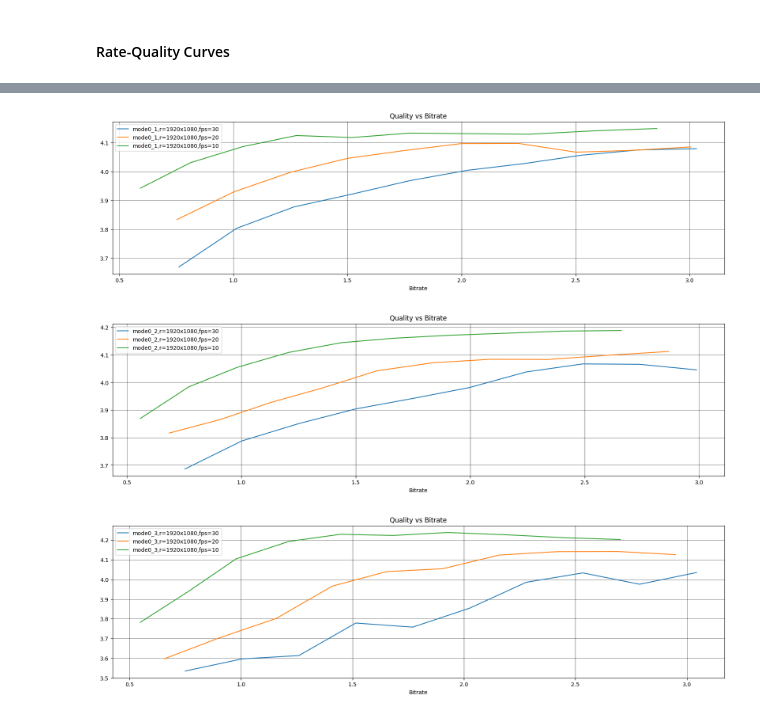
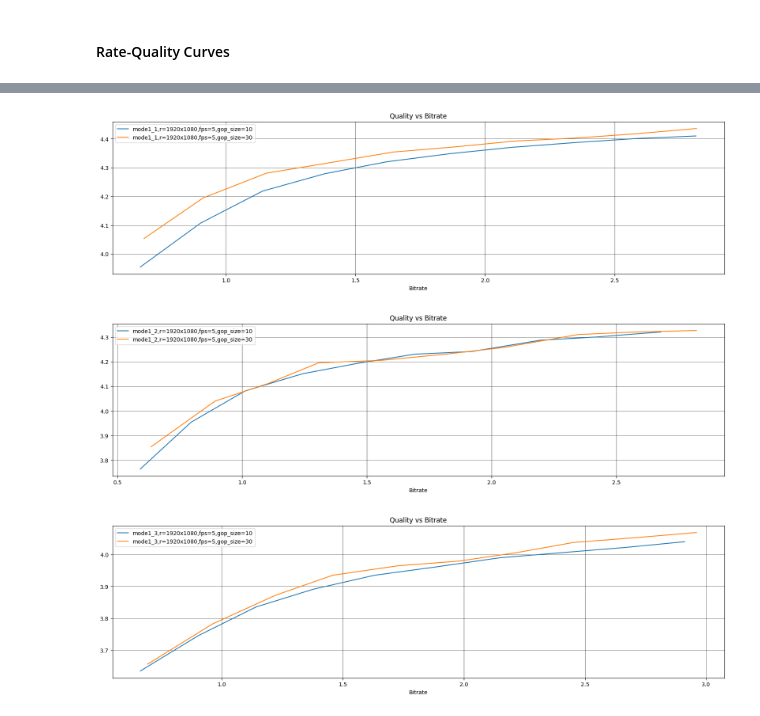
Before and after one commit to krishna-durbha-skydio/Dynamic-Frame-Rate, a Jupyter notebook: statistics/video_quality_analysis.ipynb, the cells around one changed output, grey strips where cells are left out. Cells and saved outputs as stored; diff of their text form; code cells hidden in the pictures.

```diff
--- a/statistics/video_quality_analysis.ipynb
+++ b/statistics/video_quality_analysis.ipynb
@@ -30,7 +30,7 @@ for gop_size in [10,30]:
 		resolution_string = "{}x{}".format(resolution[0], resolution[1])
 		File2Metadata[gop_size][resolution_string] = {}
 
-		for fps in [30,20,10]:
+		for fps in [30,20,10,5,2]:
 			File2Metadata[gop_size][resolution_string][int(fps)] = {}
 
 			for bitrate in reversed([3, 2.75, 2.5, 2.25, 2, 1.75, 1.5, 1.25, 1, 0.75]):
@@ -58,7 +58,7 @@ for gop_size in [10,30]:
 	for resolution in [(1920,1080)]:
 		resolution_string = "{}x{}".format(resolution[0], resolution[1])
 
-		for fps in [30,20,10]:
+		for fps in [30,20,10,5,2]:
 			for bitrate in [3, 2.75, 2.5, 2.25, 2, 1.75, 1.5, 1.25, 1, 0.75]:
 				# For each compressed video
 				compressed_videos_setting_dir = os.path.join(compressed_videos_segments_dir, resolution_string, str(int(fps)), str(bitrate))
@@ -86,46 +135,45 @@ Metric2Index = {"resolution":0, "fps":1, "bitrate":2, "quality": 3, "quality/bit
 colors = ['#1f77b4', '#ff7f0e', '#2ca02c', '#d62728', '#9467bd', '#8c564b', '#e377c2', '#7f7f7f', '#bcbd22', '#17becf']
 
 # Setting
-scene_complexity = False
+scene_complexity = True
 vehicle_info = False
 
 for filenum in [1,2,3]:
 	original_filename = "mode{}_{}".format(Info2Mode[(scene_complexity, vehicle_info)], filenum)
 
-
 	# Settings
-	settings = [(10, "1920x1080", 30), (10, "1920x1080", 20), (10, "1920x1080", 10)]
+	settings = [(10, "1920x1080", 5), (30, "1920x1080", 5)]
 
 	# Plotting Seperately
 	plt.figure(figsize=(20,5))
 	plt.grid(which='major', linestyle='-', linewidth='0.4', color='black')
 	plt.grid(which='minor', linestyle='-', linewidth='0.4', color='black')
 	plt.title("Quality vs Bitrate")
 	plt.xlabel("Bitrate")
 	plt.ylabel("")
 
 	for setting in settings:
 		gop_size = setting[0]
 		resolution_string = setting[1]
 		fps = setting[2]
 
 		Bitrate = []
 		Quality = []
 
 		for bitrate in [3, 2.75, 2.5, 2.25, 2, 1.75, 1.5, 1.25, 1, 0.75]:
 			data = File2Metadata[gop_size][resolution_string][int(fps)][bitrate][original_filename]
 			data = dict(sorted(data.items()))
 
 			metadata = np.asarray(list(data.values()))
 			Quality.append(np.mean(metadata[:, 2]))
 			Bitrate.append(np.mean(metadata[:, 1]))
 
-		plt.plot(Bitrate, Quality, label="{},r={},fps={}".format(original_filename,resolution_string,fps))
+		plt.plot(Bitrate, Quality, label="{},r={},fps={},gop_size={}".format(original_filename,resolution_string,fps,gop_size))
 
 	plt.legend()
 
 	plt.show()
 # %% [output]
-[figure, old version]
+[figure, new version]
-[figure, old version]
+[figure, new version]
-[figure, old version]
+[figure, new version]
```
Also changed, not shown: parts of 2 cells of this notebook, 5 other files.
